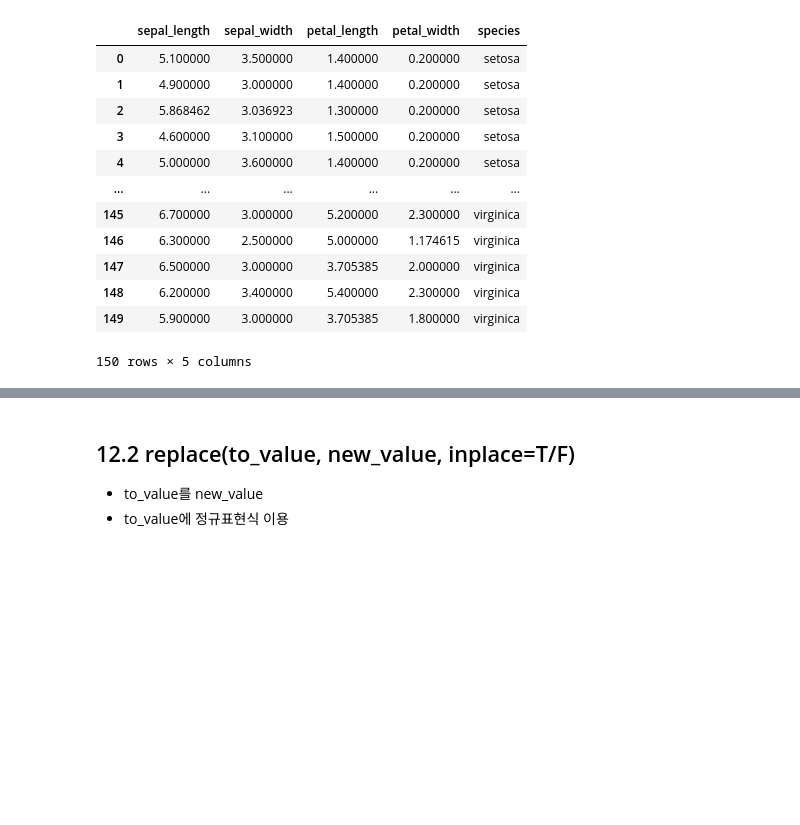
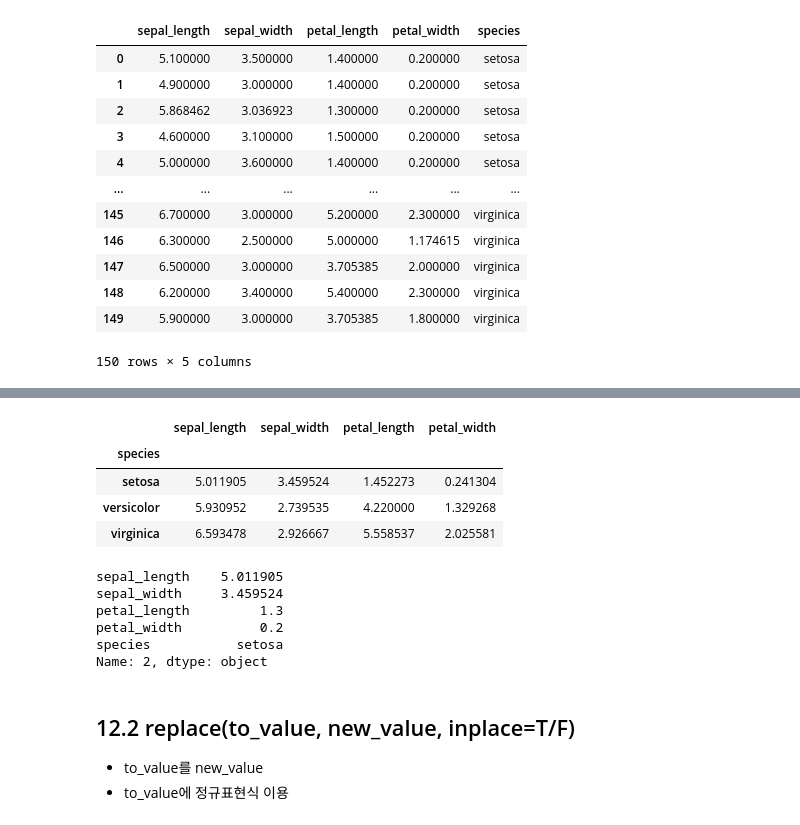
Before and after one commit to comlec/ai_x, a Jupyter notebook: source/01_python/ch11_데이터프레임과시리즈(Pandas)_9절~.ipynb, the cells around one changed output, grey strips where cells are left out. Drawn from its saved outputs; the diff is of its cells as text; code cells hidden in the pictures; blank space fills up the shorter version.

```diff
--- a/source/01_python/ch11_데이터프레임과시리즈(Pandas)_9절~.ipynb
+++ b/source/01_python/ch11_데이터프레임과시리즈(Pandas)_9절~.ipynb
@@ -728,2 +752,10 @@ dtype: int64
+# %%
+iris_mean # iris_mean.loc['setosa','sepal_length']
+# %% [output]
+|  | sepal_length | sepal_width | petal_length | petal_width |
+| species |  |  |  |  |
+| setosa | 5.011905 | 3.459524 | 1.452273 | 0.241304 |
+| versicolor | 5.930952 | 2.739535 | 4.220000 | 1.329268 |
+| virginica | 6.593478 | 2.926667 | 5.558537 | 2.025581 |
 # %%
 # iris 한행을 매개변수로 받아 결측치가 있는 경우 종별 열별 중위수로 대체하는 함수
@@ -730,3 +769,12 @@ dtype: int64
+# %%
+iris_fillna(iris.iloc[2])
+# %% [output]
+sepal_length    5.011905
+sepal_width     3.459524
+petal_length         1.3
+petal_width          0.2
+species           setosa
+Name: 2, dtype: object
 # %%
 # apply 적용
 # %% [markdown]
```
Also changed, not shown: parts of 9 cells of this notebook.
